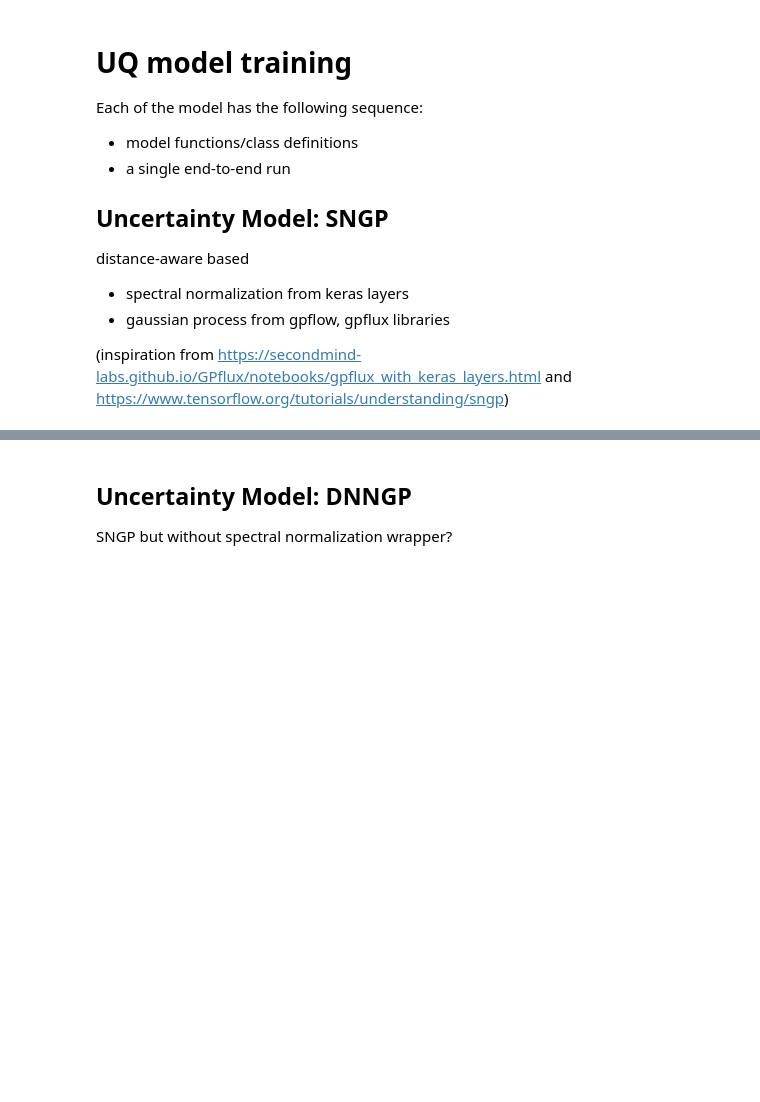
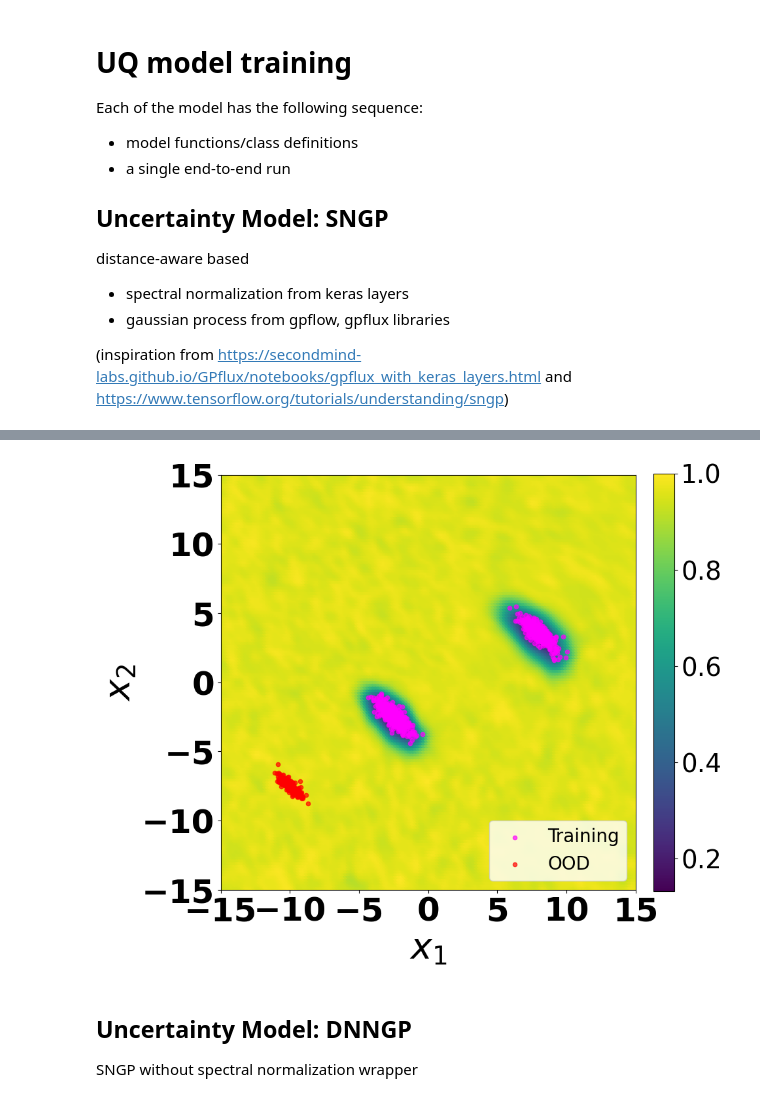
Before and after one commit to VNemani14/UQ_ML_Tutorial, a Jupyter notebook: Toy_problem/Implement_SNGP_DNNGP.ipynb, the cells around one changed output, grey strips where cells are left out. Drawn from its saved outputs; the diff is of its cells as text; code cells hidden in the pictures; blank space fills up the shorter version.

Commit message:
Add the implementation of SNGP and DNN-GP

```diff
--- a/Toy_problem/Implement_SNGP_DNNGP.ipynb
+++ b/Toy_problem/Implement_SNGP_DNNGP.ipynb
@@ -287,0 +281,4 @@ ResNet block :2, epochs: 500
+# %%
+spectral_normalization = True
+nepochs = 6000
+model = generate_trained_SNGPmodel(x_train, y_train, nepochs = nepochs, spectral_normalization = spectral_normalization)
@@ -288,4 +303,18 @@ ResNet block :2, epochs: 500
+# %%
+sngp_mean, sngp_covmat = model(x_mesh_full, return_covmat=True)
+# %%
+sngp_variance = tf.linalg.diag_part(sngp_covmat)[:, None]
+std = np.sqrt(sngp_variance)
+# %%
+if spectral_normalization:
+    model_name = 'SNGP_uncertainty'
+else:
+    model_name = 'DNNGP_uncertainty'
+# %%
+plot_uncertainty_map(x_train, x_ood, x_mesh_full, std, model_name, spectral_normalization, False)
+# %% [output]
+[figure, added]
 # %% [markdown]
 ## Uncertainty Model: DNNGP
 
-SNGP but without spectral normalization wrapper?
+SNGP without spectral normalization wrapper
```
Also changed, not shown: parts of 19 cells of this notebook, 4 other files.
